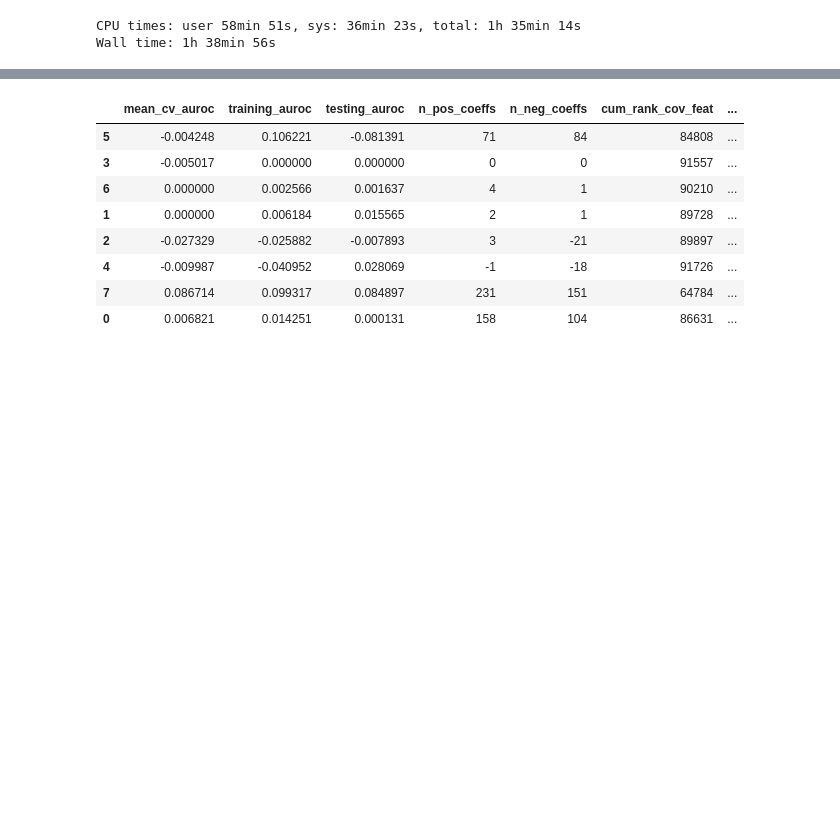
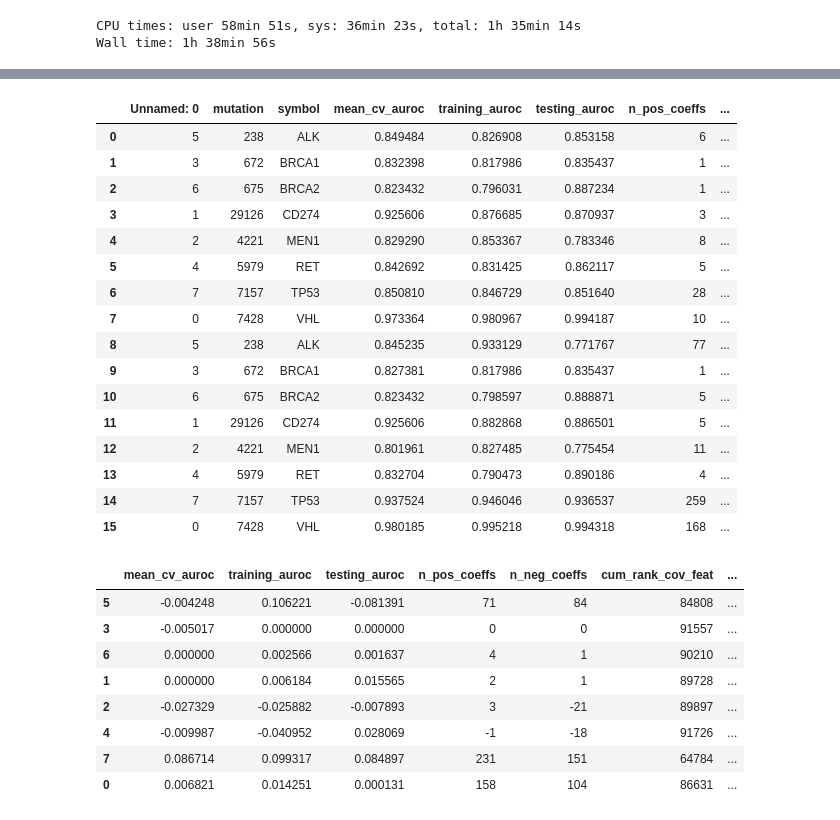
Before and after one commit to joshlevy89/machine-learning, a Jupyter notebook: explore/marginal-gain/1.Marginal-Gain-Multiple-Mutations.ipynb, the cells around one changed output, grey strips where cells are left out. Drawn from its saved outputs; the diff is of its cells as text; code cells hidden in the pictures; blank space fills up the shorter version.

```diff
--- a/explore/marginal-gain/1.Marginal-Gain-Multiple-Mutations.ipynb
+++ b/explore/marginal-gain/1.Marginal-Gain-Multiple-Mutations.ipynb
@@ -260,3 +259,24 @@ auroc_dfs['model b'].to_pickle('./auroc_df_combined_model.pkl')
+# %%
+auroc_df = pd.read_table("./auroc_df.tsv")
+auroc_df
+# %% [output]
+|  | Unnamed: 0 | mutation | symbol | mean_cv_auroc | training_auroc | testing_auroc | n_pos_coeffs | ... |
+| 0 | 5 | 238 | ALK | 0.849484 | 0.826908 | 0.853158 | 6 | ... |
+| 1 | 3 | 672 | BRCA1 | 0.832398 | 0.817986 | 0.835437 | 1 | ... |
+| 2 | 6 | 675 | BRCA2 | 0.823432 | 0.796031 | 0.887234 | 1 | ... |
+| 3 | 1 | 29126 | CD274 | 0.925606 | 0.876685 | 0.870937 | 3 | ... |
+| 4 | 2 | 4221 | MEN1 | 0.829290 | 0.853367 | 0.783346 | 8 | ... |
+| 5 | 4 | 5979 | RET | 0.842692 | 0.831425 | 0.862117 | 5 | ... |
+| 6 | 7 | 7157 | TP53 | 0.850810 | 0.846729 | 0.851640 | 28 | ... |
+| 7 | 0 | 7428 | VHL | 0.973364 | 0.980967 | 0.994187 | 10 | ... |
+| 8 | 5 | 238 | ALK | 0.845235 | 0.933129 | 0.771767 | 77 | ... |
+| 9 | 3 | 672 | BRCA1 | 0.827381 | 0.817986 | 0.835437 | 1 | ... |
+| 10 | 6 | 675 | BRCA2 | 0.823432 | 0.798597 | 0.888871 | 5 | ... |
+| 11 | 1 | 29126 | CD274 | 0.925606 | 0.882868 | 0.886501 | 5 | ... |
+| 12 | 2 | 4221 | MEN1 | 0.801961 | 0.827485 | 0.775454 | 11 | ... |
+| 13 | 4 | 5979 | RET | 0.832704 | 0.790473 | 0.890186 | 4 | ... |
+| 14 | 7 | 7157 | TP53 | 0.937524 | 0.946046 | 0.936537 | 259 | ... |
+| 15 | 0 | 7428 | VHL | 0.980185 | 0.995218 | 0.994318 | 168 | ... |
 # %%
 auroc_dfs['diff_models_ab'] = auroc_dfs['model b'].loc[:,'mean_cv_auroc':]-auroc_dfs['model a'].loc[:,'mean_cv_auroc':]
 auroc_dfs['diff_models_ab'][['mutation', 'symbol']] = auroc_dfs['model b'].loc[:, ['mutation', 'symbol']]
```
Also changed, not shown: parts of 3 cells of this notebook, 3 other files.
